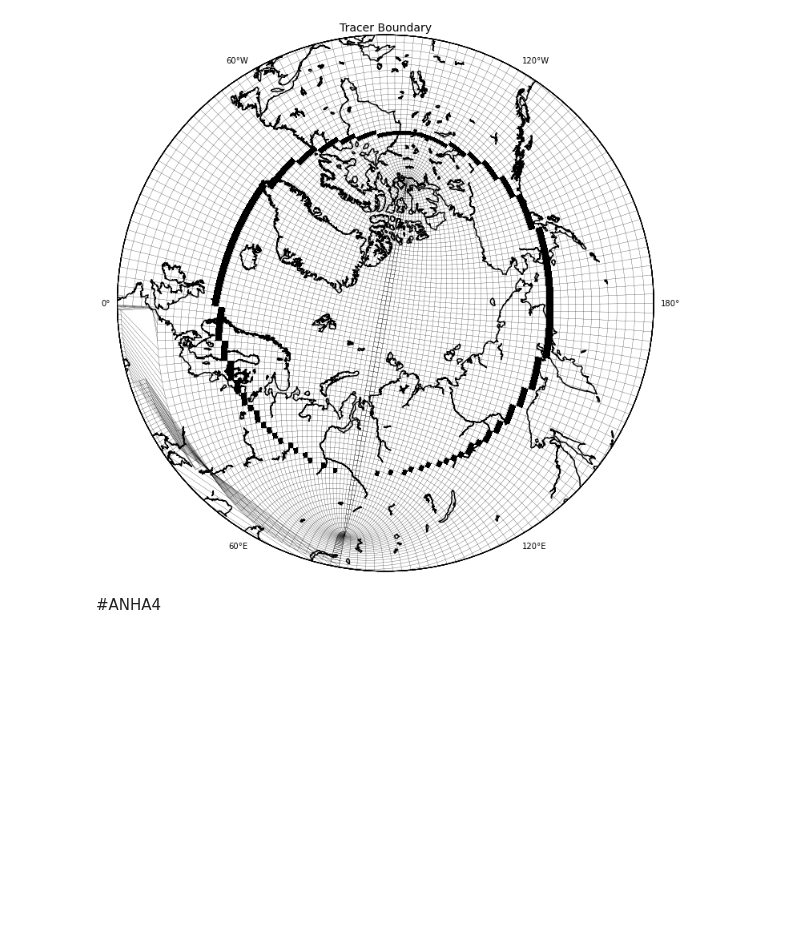
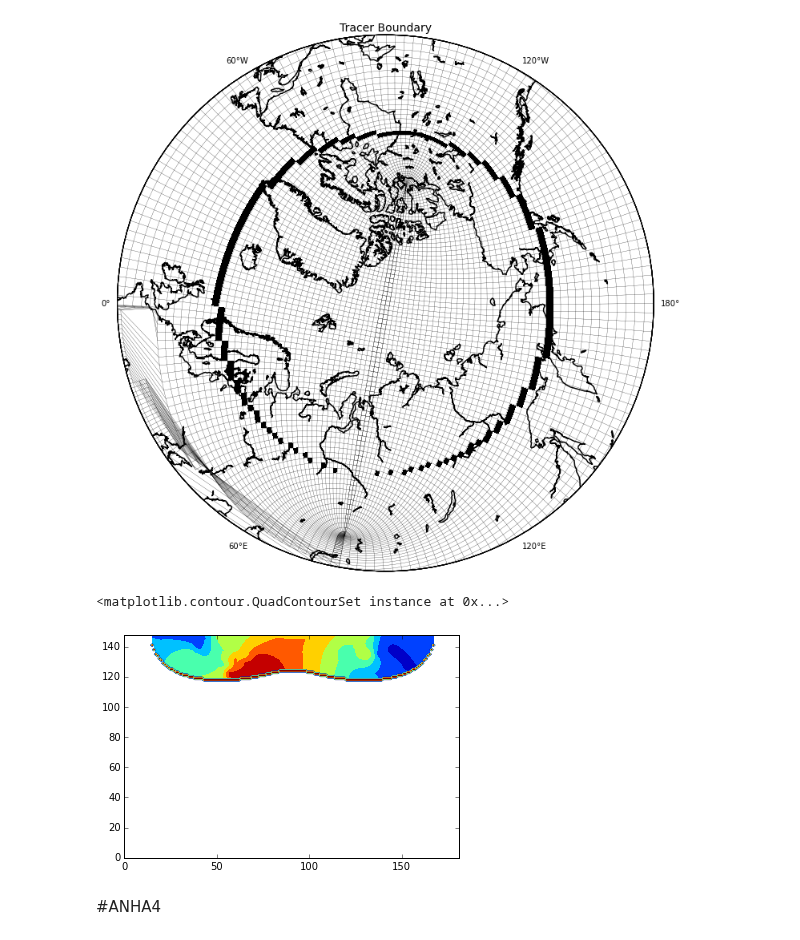
Before and after one commit to UBC-MOAD/analysis-kyle, a Jupyter notebook: notebooks/[Barium] 05 Tracer Boundary Indexing.ipynb, the cells around one changed output. Cells and saved outputs as stored; diff of their text form; code cells hidden in the pictures; blank space fills up the shorter version.

```diff
--- a/notebooks/[Barium] 05 Tracer Boundary Indexing.ipynb
+++ b/notebooks/[Barium] 05 Tracer Boundary Indexing.ipynb
@@ -28,14 +32,15 @@ nav_lon = MAT['nav_lon'][:]
 # %%
-field = np.zeros(nav_lon.shape)
+field = np.zeros([31, 149, 182])
 domain = np.zeros(nav_lon.shape)
-Ba_boundary = np.zeros(nav_lon.shape)
+Ba_boundary = np.zeros([31, 149, 182])
 # %%
 domain[~np.isnan(Ba_ini_orca[0, :, :])]=1.0
 # %%
 for i in range(182):
     for j in range(148):
-        if (np.isnan(Ba_ini_orca[0, j, i]) and (~np.isnan(Ba_ini_orca[0, j+1, i]))):
-            field[j+1, i] = 1.0
+        for k in range(31):
+            if (np.isnan(Ba_ini_orca[k, j, i]) and (~np.isnan(Ba_ini_orca[k, j+1, i]))):
+                field[k, j+1, i] = 1.0
 #for i in range(182):
 #    for j in range(148):
 #        if (domain[j, i]==0) and (domain[j+1, i]==1):
@@ -71,3 +73,9 @@ for i in range(182):
+# %%
+plt.contourf(Ba_ini_orca[2, :, :])
+plt.contour(field[2, :, :])
+# %% [output]
+<matplotlib.contour.QuadContourSet instance at 0x...>
+[figure, added]
 # %%
 save_var = { 'Ba_boundary': Ba_boundary, 'domain': domain}
 scipy.io.savemat('_data/Exchange/Ba_boundary.mat', mdict=save_var)
```
Also changed, not shown: parts of 4 cells of this notebook, 4 other files.
